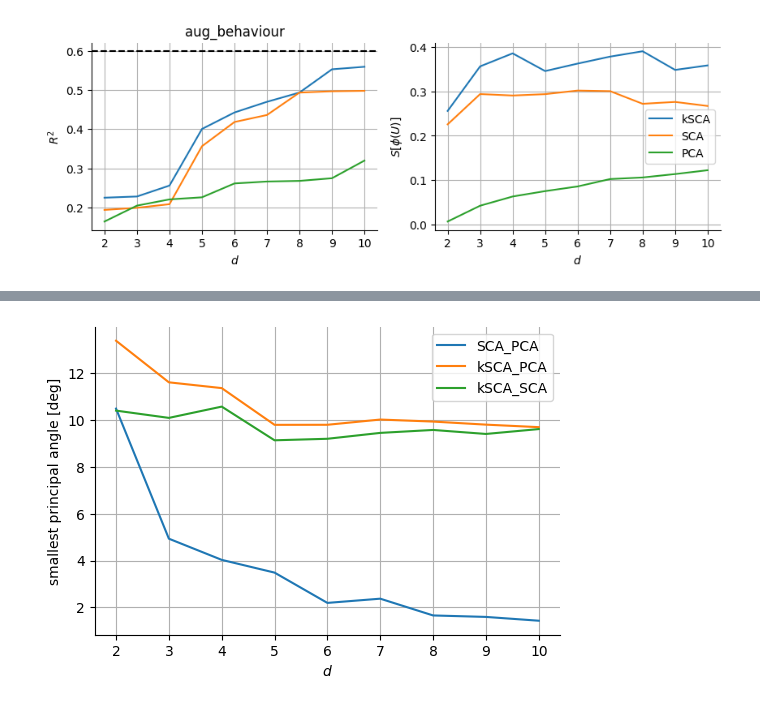
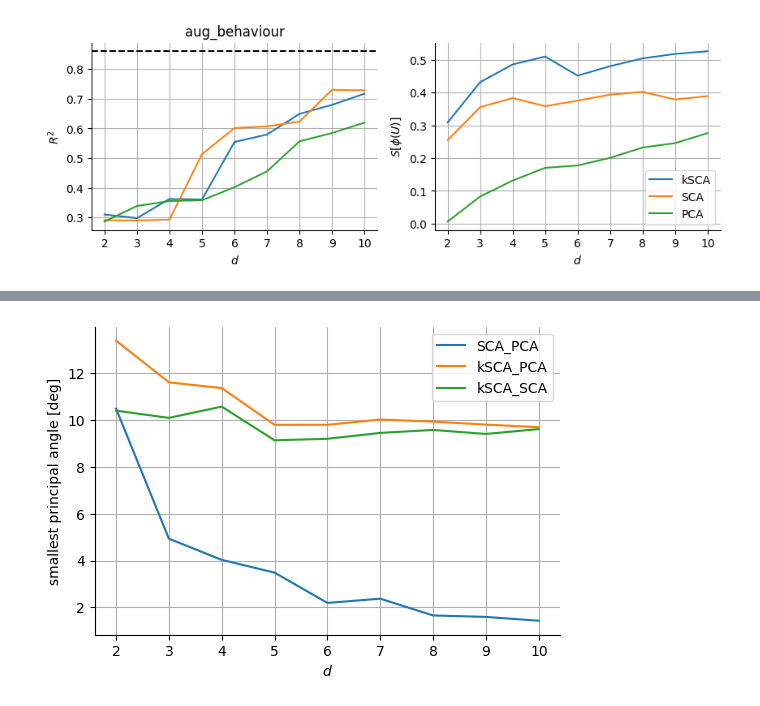
Before and after one commit to ArielleRosinski/SCA_project, a Jupyter notebook: R2_MC_Maze.ipynb, the cells around one changed output, grey strips where cells are left out. Saved outputs shown, nothing was run; the diff lists cells and outputs as text; code cells hidden in the pictures.

```diff
--- a/R2_MC_Maze.ipynb
+++ b/R2_MC_Maze.ipynb
@@ -43,12 +43,31 @@ def get_r2_results(behaviour, ds, lag = 5, psth = True):
     ls_principal_angle_kSCA_SCA = []
     ls_principal_angle_kSCA_PCA = []
     ls_principal_angle_SCA_PCA = []
+    ls_var_explained_ksca = []
+    ls_var_explained_sca = []
+    ls_var_explained_pca = []
     for d in ds:
         if psth:
             split = 20
+            c=30
             Y_kSCA = np.load(f"/Users/ariellerosinski/My Drive/Cambridge/Project/outputs/kernel_SCA/MC_Maze_3_7_2024/kernel_/neural_psth/projection_{d}d_gaussian.npy")
             Y_SCA = np.load(f"/Users/ariellerosinski/My Drive/Cambridge/Project/outputs/kernel_SCA/MC_Maze_3_7_2024/kernel_/neural_psth/projection_{d}d_linear.npy")
             Y_PCA = np.load(f"/Users/ariellerosinski/My Drive/Cambridge/Project/outputs/kernel_SCA/MC_Maze_3_7_2024/pca_psth/Y_pca_{d}d.npy")
+
+            A = jnp.load('/Users/ariellerosinski/My Drive/Cambridge/Project/datasets/MC_Maze/A_softNormMax_centerFalse.npy')
+            X = jnp.load('/Users/ariellerosinski/My Drive/Cambridge/Project/datasets/MC_Maze/X_softNormMax_centerFalse.npy')
+            params_linear = jnp.load(f'/Users/ariellerosinski/My Drive/Cambridge/Project/outputs/kernel_SCA/MC_Maze_3_7_2024/kernel_/neural_psth/params_{d}d_linear.npy', allow_pickle=True).tolist()
+            params_gaussian = jnp.load(f'/Users/ariellerosinski/My Drive/Cambridge/Project/outputs/kernel_SCA/MC_Maze_3_7_2024/kernel_/neural_psth/params_{d}d_gaussian.npy', allow_pickle=True).tolist()
+
+            _, _, K_u_u, H_K_A_u  = get_alpha(params_linear, A, X, K_X_Y_identity, d)
+            alpha_tilde, _, l2, scale = get_params(params_linear, kernel_function=K_X_Y_identity)
+            ls_var_explained_sca.append( var_explained_kernel(K_u_u=K_u_u, H_K_A_u=H_K_A_u, alpha_tilde=alpha_tilde, kernel_function=K_X_Y_identity, A=A, X=X, l2=l2, scale=scale, c=c) )
+
+            _, _, K_u_u, H_K_A_u  = get_alpha(params_gaussian, A, X, K_X_Y_squared_exponential, d)
+            alpha_tilde, _, l2, scale = get_params(params_gaussian, kernel_function=K_X_Y_squared_exponential)
+            ls_var_explained_ksca.append( var_explained_kernel(K_u_u=K_u_u, H_K_A_u=H_K_A_u, alpha_tilde=alpha_tilde, kernel_function=K_X_Y_squared_exponential, A=A, X=X,  l2=l2, scale=scale, c=c) )
+
+
         else:
             split = 200
             Y_kSCA = np.load(f"/Users/ariellerosinski/My Drive/Cambridge/Project/outputs/kernel_SCA/MC_Maze_3_7_2024/kernel_/neural_spikes/projection_{d}d_gaussian.npy")
@@ -94,7 +113,7 @@ def get_r2_results(behaviour, ds, lag = 5, psth = True):
     X_train = X[split:,:,:-lag].swapaxes(1,2).reshape(-1, X.shape[1])
     X_test = X[:split,:,:-lag].swapaxes(1,2).reshape(-1, X.shape[1])
     r2_X = get_reg(X_train,y_train,X_test, y_test)[0]
-    return ls_r2_ksca, ls_r2_sca, ls_r2_pca, r2_X, ls_su_ksca, ls_su_sca, ls_su_pca, ls_principal_angle_kSCA_SCA, ls_principal_angle_kSCA_PCA, ls_principal_angle_SCA_PCA, ls_traces_ksca, ls_traces_sca, ls_traces_pca
+    return ls_r2_ksca, ls_r2_sca, ls_r2_pca, r2_X, ls_su_ksca, ls_su_sca, ls_su_pca, ls_principal_angle_kSCA_SCA, ls_principal_angle_kSCA_PCA, ls_principal_angle_SCA_PCA, ls_traces_ksca, ls_traces_sca, ls_traces_pca, ls_var_explained_ksca, ls_var_explained_sca
 
 def get_r2_plots(title, ls_r2_ksca, ls_r2_sca, ls_r2_pca, r2_X, ls_su_ksca, ls_su_sca, ls_su_pca, ds):
     fig, axs = plt.subplots(1,2, figsize=(10,3))
@@ -125,12 +144,12 @@ def get_r2_plots(title, ls_r2_ksca, ls_r2_sca, ls_r2_pca, r2_X, ls_su_ksca, ls_s
 # %%
 
 
 ds = np.arange(2,11)
-path = '/Users/ariellerosinski/My Drive/Cambridge/Project/datasets/MC_Maze/train_behavior.npy'
+#path = '/Users/ariellerosinski/My Drive/Cambridge/Project/datasets/MC_Maze/train_behavior.npy'
 
-#path = '/Users/ariellerosinski/My Drive/Cambridge/Project/datasets/MC_Maze/behaviour/aug_behaviour.npy'
-behaviour = np.load(path).swapaxes(1,2)
-ls_r2_ksca, ls_r2_sca, ls_r2_pca, r2_X, ls_su_ksca, ls_su_sca, ls_su_pca, ls_principal_angle_kSCA_SCA, ls_principal_angle_kSCA_PCA, ls_principal_angle_SCA_PCA, ls_traces_ksca, ls_traces_sca, ls_traces_pca = get_r2_results(behaviour, ds, psth=False)
+path = '/Users/ariellerosinski/My Drive/Cambridge/Project/datasets/MC_Maze/behaviour/hand_vel.npy'
+behaviour = np.load(path)#.swapaxes(1,2)
+ls_r2_ksca, ls_r2_sca, ls_r2_pca, r2_X, ls_su_ksca, ls_su_sca, ls_su_pca, ls_principal_angle_kSCA_SCA, ls_principal_angle_kSCA_PCA, ls_principal_angle_SCA_PCA, ls_traces_ksca, ls_traces_sca, ls_traces_pca, ls_var_explained_ksca, ls_var_explained_sca = get_r2_results(behaviour, ds, psth=True)
 get_r2_plots('aug_behaviour', ls_r2_ksca, ls_r2_sca, ls_r2_pca, r2_X, ls_su_ksca, ls_su_sca, ls_su_pca, ds)
 # %% [output]
-[figure, old version]
+[figure, new version]
```
Also changed, not shown: parts of 2 cells of this notebook, 8 other files.
